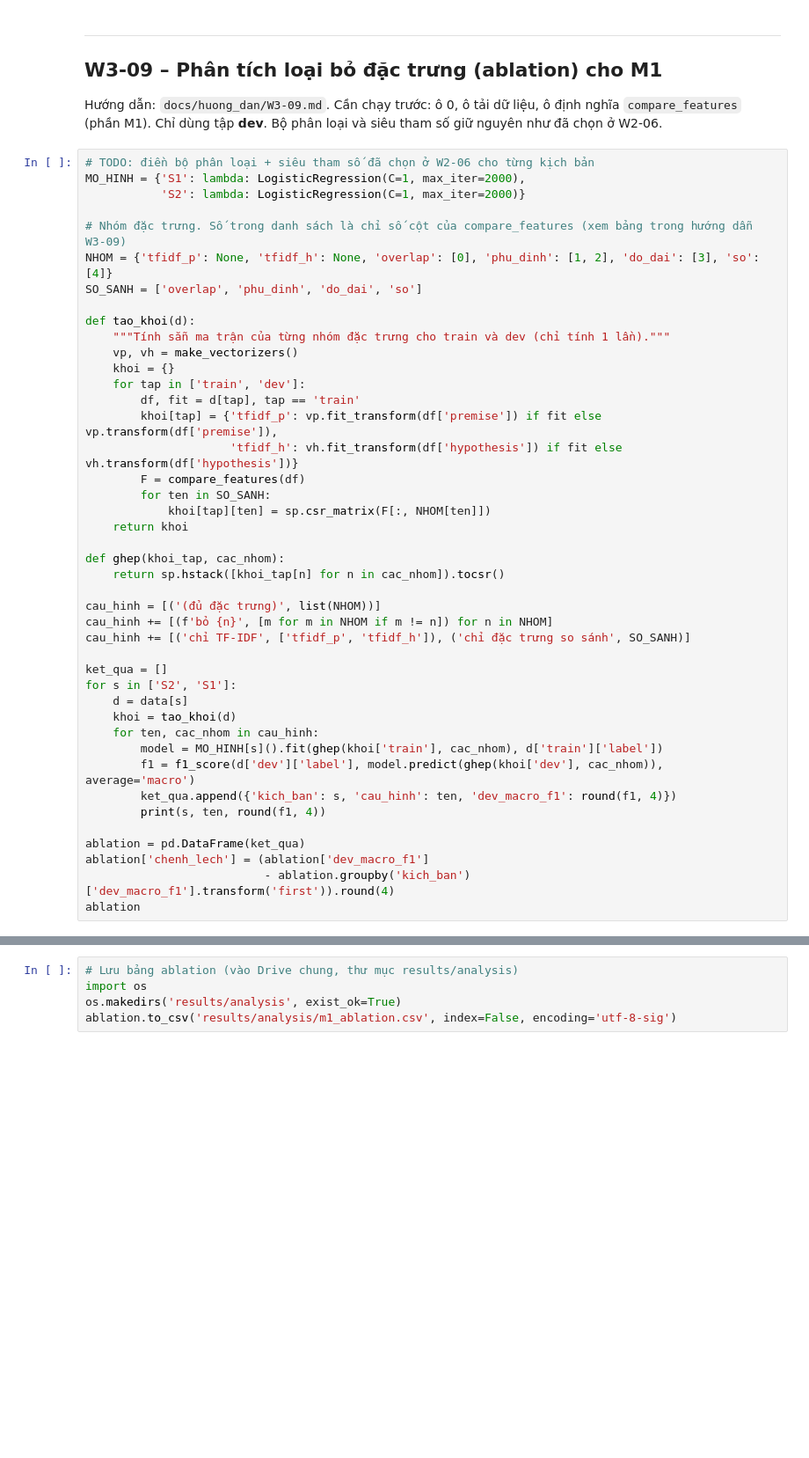
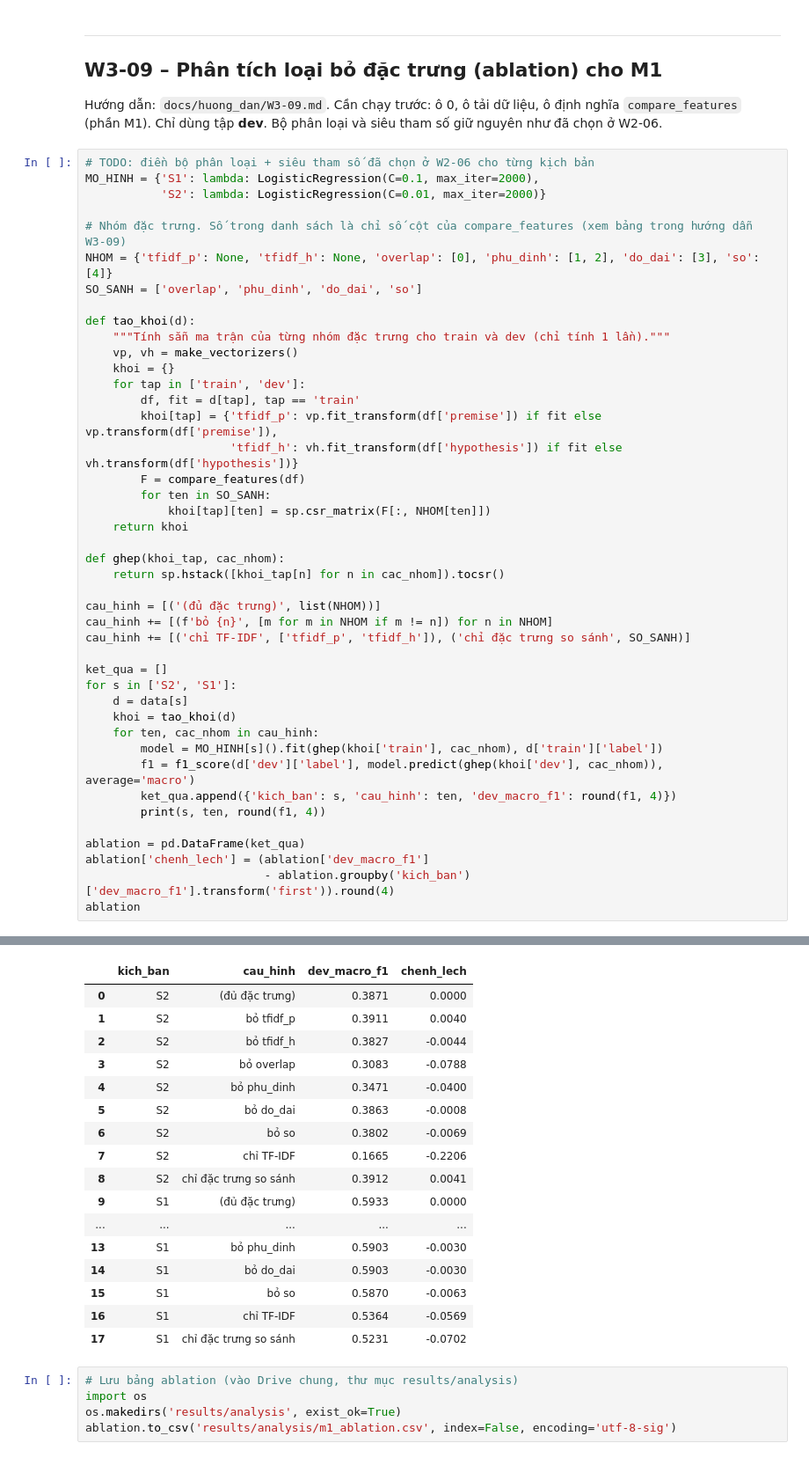
Before and after one commit to quanuiter/NLI, a Jupyter notebook: notebooks/02_m1.ipynb, the cells around one changed output, grey strips where cells are left out. Shown at 88% size. Saved outputs shown, nothing was run; the diff lists cells and outputs as text; blank space fills up the shorter version.

Commit message:
W3-09: ablation đặc trưng M1 trên dev (overlap có ích nhất; TF-IDF vô dụng trên ViANLI)

```diff
--- a/notebooks/02_m1.ipynb
+++ b/notebooks/02_m1.ipynb
@@ -269,8 +269,8 @@ Hướng dẫn: `docs/huong_dan/W3-09.md`. Cần chạy trước: ô 0, ô tải
 Chỉ dùng tập **dev**. Bộ phân loại và siêu tham số giữ nguyên như đã chọn ở W2-06.
 # %%
 # TODO: điền bộ phân loại + siêu tham số đã chọn ở W2-06 cho từng kịch bản
-MO_HINH = {'S1': lambda: LogisticRegression(C=1, max_iter=2000),
-           'S2': lambda: LogisticRegression(C=1, max_iter=2000)}
+MO_HINH = {'S1': lambda: LogisticRegression(C=0.1, max_iter=2000),
+           'S2': lambda: LogisticRegression(C=0.01, max_iter=2000)}
 
 # Nhóm đặc trưng. Số trong danh sách là chỉ số cột của compare_features (xem bảng trong hướng dẫn W3-09)
 NHOM = {'tfidf_p': None, 'tfidf_h': None, 'overlap': [0], 'phu_dinh': [1, 2], 'do_dai': [3], 'so': [4]}
@@ -310,3 +310,4 @@ ablation = pd.DataFrame(ket_qua)
 ablation['chenh_lech'] = (ablation['dev_macro_f1']
                           - ablation.groupby('kich_ban')['dev_macro_f1'].transform('first')).round(4)
 ablation
+# %% [output]
@@ -313,3 +332,20 @@ ablation
+|  | kich_ban | cau_hinh | dev_macro_f1 | chenh_lech |
+| 0 | S2 | (đủ đặc trưng) | 0.3871 | 0.0000 |
+| 1 | S2 | bỏ tfidf_p | 0.3911 | 0.0040 |
+| 2 | S2 | bỏ tfidf_h | 0.3827 | -0.0044 |
+| 3 | S2 | bỏ overlap | 0.3083 | -0.0788 |
+| 4 | S2 | bỏ phu_dinh | 0.3471 | -0.0400 |
+| 5 | S2 | bỏ do_dai | 0.3863 | -0.0008 |
+| 6 | S2 | bỏ so | 0.3802 | -0.0069 |
+| 7 | S2 | chỉ TF-IDF | 0.1665 | -0.2206 |
+| 8 | S2 | chỉ đặc trưng so sánh | 0.3912 | 0.0041 |
+| 9 | S1 | (đủ đặc trưng) | 0.5933 | 0.0000 |
+| ... | ... | ... | ... | ... |
+| 13 | S1 | bỏ phu_dinh | 0.5903 | -0.0030 |
+| 14 | S1 | bỏ do_dai | 0.5903 | -0.0030 |
+| 15 | S1 | bỏ so | 0.5870 | -0.0063 |
+| 16 | S1 | chỉ TF-IDF | 0.5364 | -0.0569 |
+| 17 | S1 | chỉ đặc trưng so sánh | 0.5231 | -0.0702 |
 # %%
 # Lưu bảng ablation (vào Drive chung, thư mục results/analysis)
 import os
```
Also changed, not shown: parts of 1 cell of this notebook.
